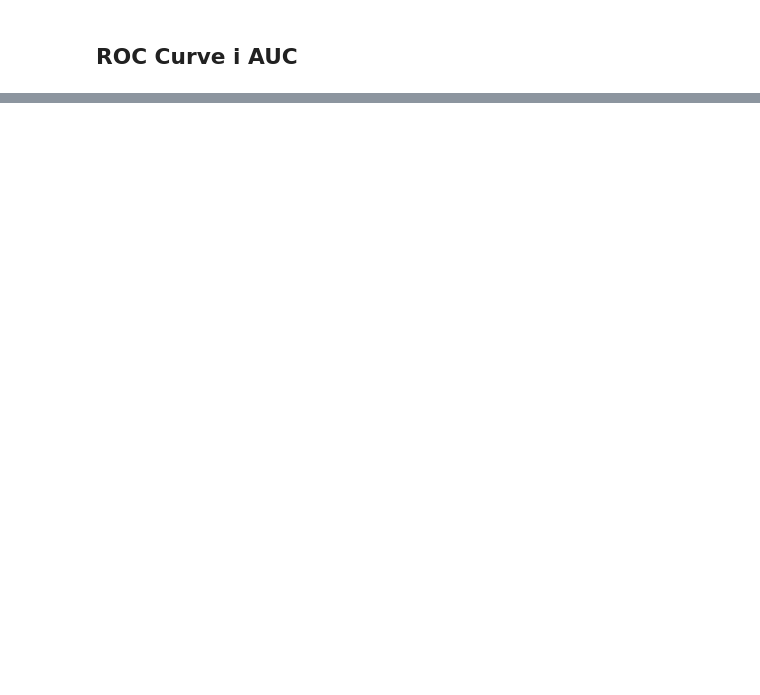
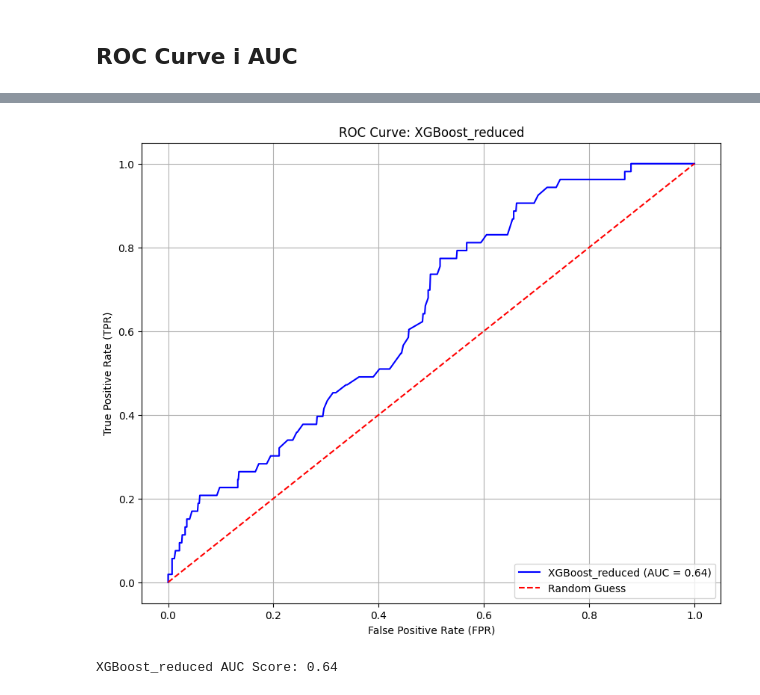
Before and after one commit to DCC-UAB/ACproject--11, a Jupyter notebook: XGBoost.ipynb, the cells around one changed output, grey strips where cells are left out. Cells and saved outputs as stored; diff of their text form; code cells hidden in the pictures; blank space fills up the shorter version.

```diff
--- a/XGBoost.ipynb
+++ b/XGBoost.ipynb
@@ -72,0 +130,5 @@ plt.show()
+# %%
+plot_roc_auc(clf, X_train, y_train, X_test, y_test, model_name="XGBoost_reduced")
+# %% [output]
+[figure, added]
+XGBoost_reduced AUC Score: 0.64
```
Also changed, not shown: parts of 6 cells of this notebook, 26 other files.
